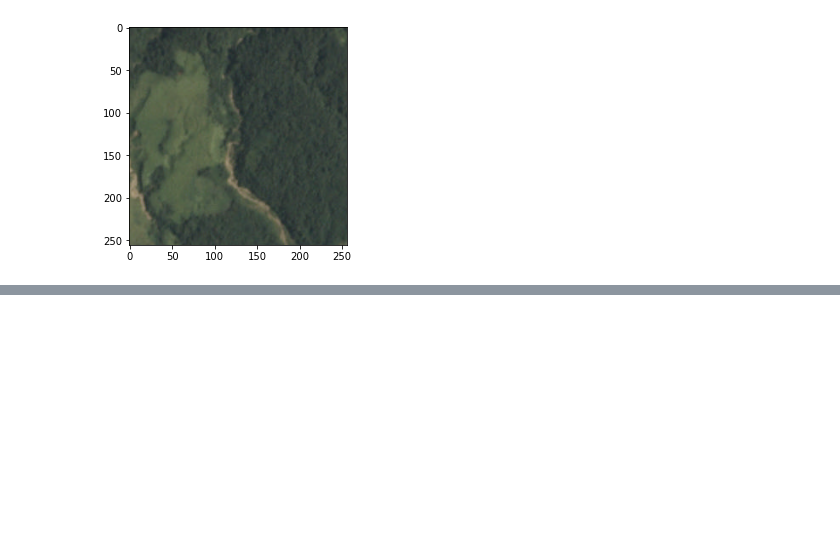
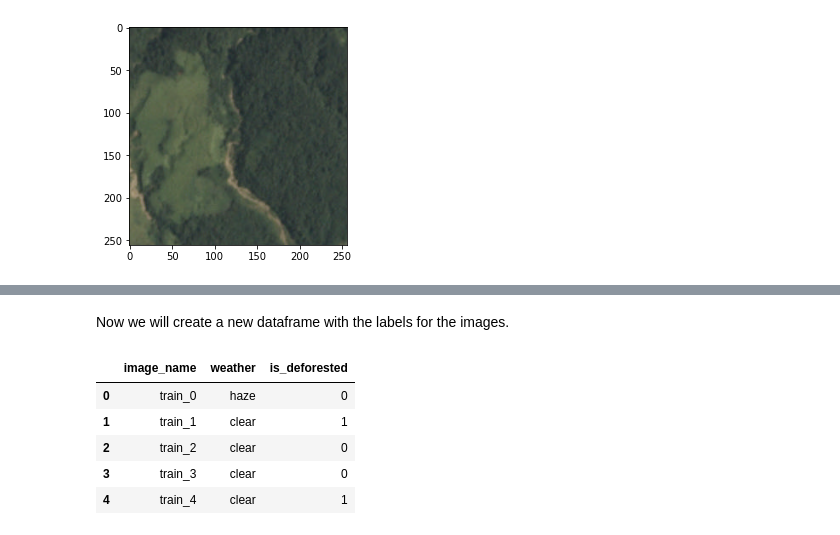
Before and after one commit to cpellet/airlift, a Jupyter notebook: research/classification/deforestation-detection.ipynb, the cells around one changed output, grey strips where cells are left out. Drawn from its saved outputs; the diff is of its cells as text; code cells hidden in the pictures; blank space fills up the shorter version.

Commit message:
Implemented labels

```diff
--- a/research/classification/deforestation-detection.ipynb
+++ b/research/classification/deforestation-detection.ipynb
@@ -76,0 +81,24 @@ train_df.describe()
+# %% [markdown]
+Now we will create a new dataframe with the labels for the images.
+# %%
+is_deforested_list = []
+for i in range(len(train_data_nolabel)):
+    if train_data_nolabel.primary[i] == 1:
+        if train_data_nolabel.road[i] == 1 or train_data_nolabel.habitation[i] == 1 or train_data_nolabel.agriculture[i] == 1 or train_data_nolabel.cultivation[i] == 1 or train_data_nolabel.selective_logging[i] == 1 or train_data_nolabel.artisinal_mine[i] == 1 or train_data_nolabel.slash_burn[i] == 1 or train_data_nolabel.conventional_mine[i] == 1:
+            is_deforested_list.append(1)
+        else:
+            is_deforested_list.append(0)
+    else:
+        is_deforested_list.append(1)
+train_df = pd.DataFrame(train_data_nolabel.image_name)
+train_df['weather'] = train_data_nolabel.weather_tags
+train_df['is_deforested'] = is_deforested_list
+
+train_df.head()
+# %% [output]
+|  | image_name | weather | is_deforested |
+| 0 | train_0 | haze | 0 |
+| 1 | train_1 | clear | 1 |
+| 2 | train_2 | clear | 0 |
+| 3 | train_3 | clear | 0 |
+| 4 | train_4 | clear | 1 |
```
Also changed, not shown: parts of 5 cells of this notebook.
